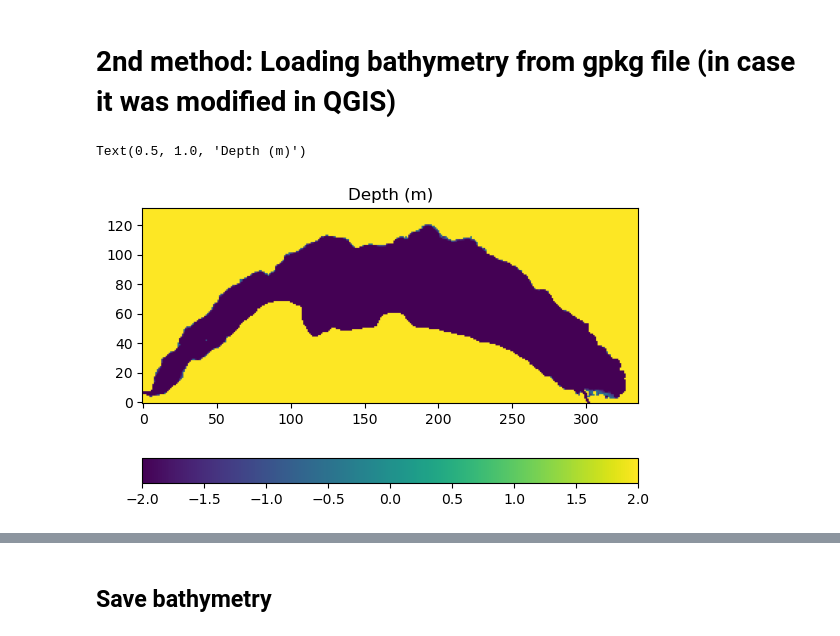
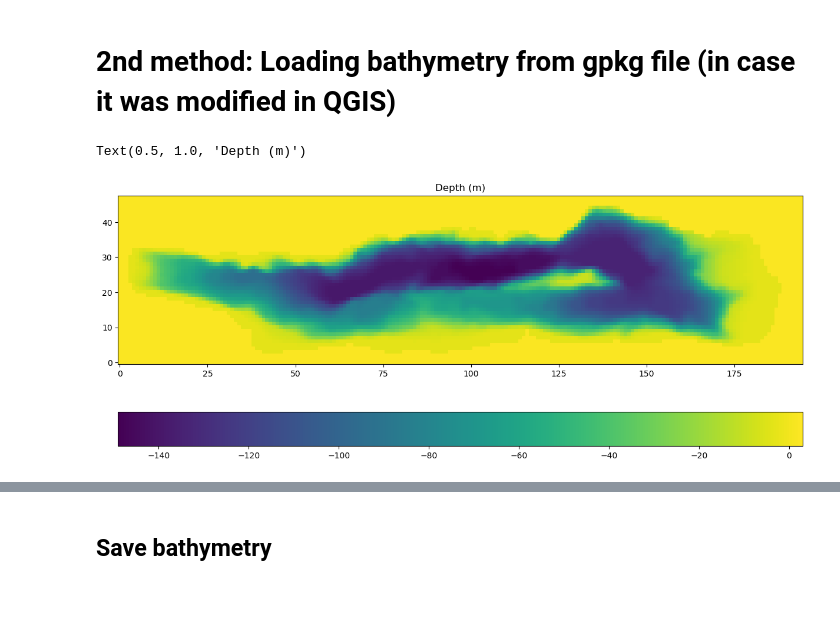
Before and after one commit to leroquan/preprocessing-mitgcm, a Jupyter notebook: grid_and_bathy/create_bathy.ipynb, the cells around one changed output, grey strips where cells are left out. Drawn from its saved outputs; the diff is of its cells as text; code cells hidden in the pictures; blank space fills up the shorter version.

Commit message:
Improved grid and bathy building

```diff
--- a/grid_and_bathy/create_bathy.ipynb
+++ b/grid_and_bathy/create_bathy.ipynb
@@ -80 +82,9 @@ Text(0.5, 1.0, 'Depth (m)')
+# %%
+config = ConfigObject('../config.json')
+# %%
+path_grid = config.paths.grid_folder_path #output
+# %%
+# to get the grid shape
+with open(os.path.join(path_grid, f'x_epsg{config.epsg_projection}_grid.npy'), 'rb') as f:
+    x = np.load(f)
 # %%
@@ -85,8 +105,16 @@ depth_array = grid["avg_depth"].to_numpy().reshape(x.shape)
+# %%
+depth_array = np.full(x.shape, np.nan)
+
+depth_array[
+    grid["row"].to_numpy(),
+    grid["col"].to_numpy()
+] = grid["avg_depth"].to_numpy()
 # %%
-plt.imshow(depth_array, vmin=-2)
+plt.figure(figsize=(15,7))
+plt.imshow(depth_array, vmax=3)
 plt.gca().invert_yaxis()
 cbar = plt.colorbar(orientation="horizontal")
 plt.title("Depth (m)")
 # %% [output]
 Text(0.5, 1.0, 'Depth (m)')
-[figure, old version]
+[figure, new version]
```
Also changed, not shown: parts of 15 cells of this notebook, 4 other files.
